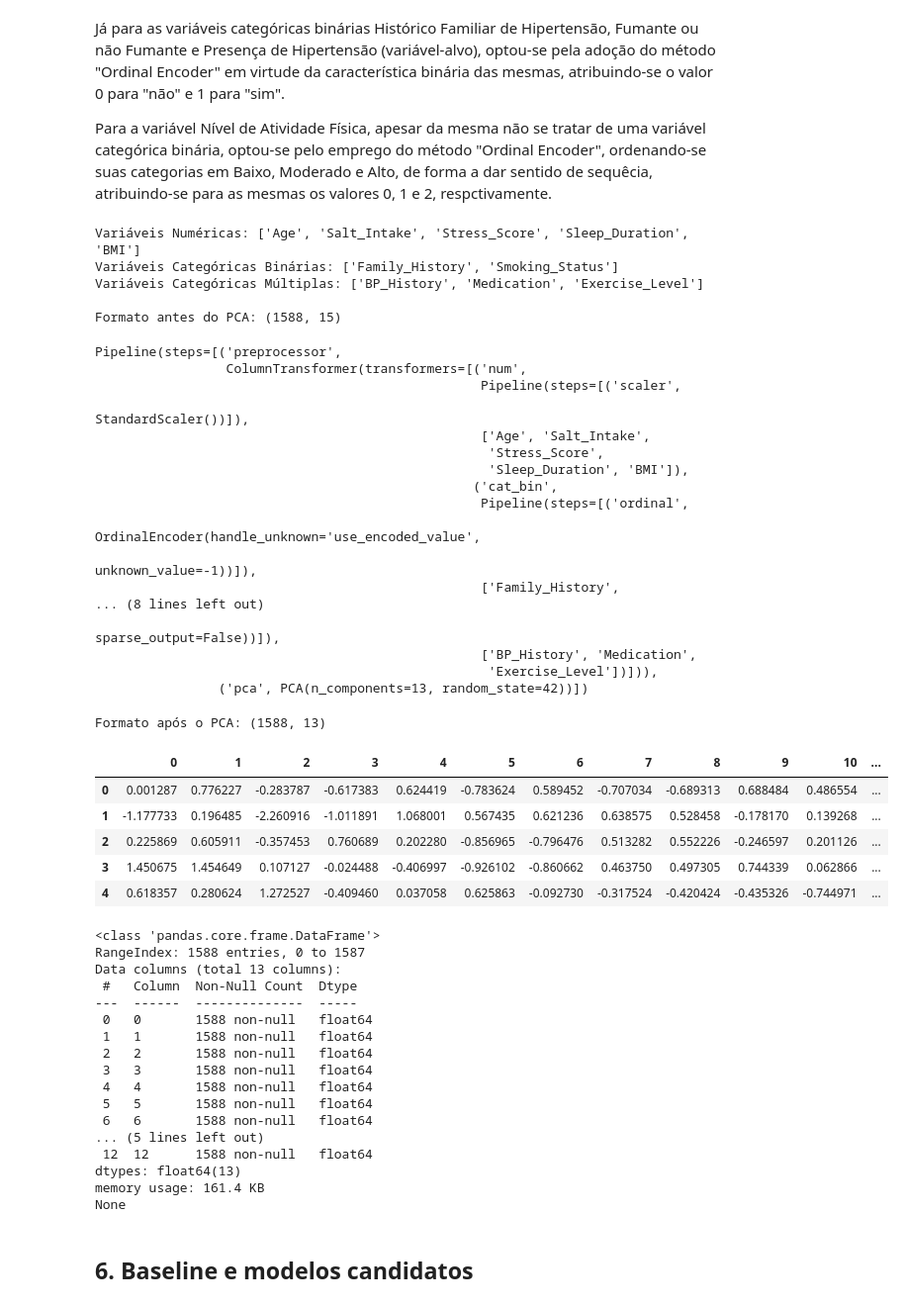
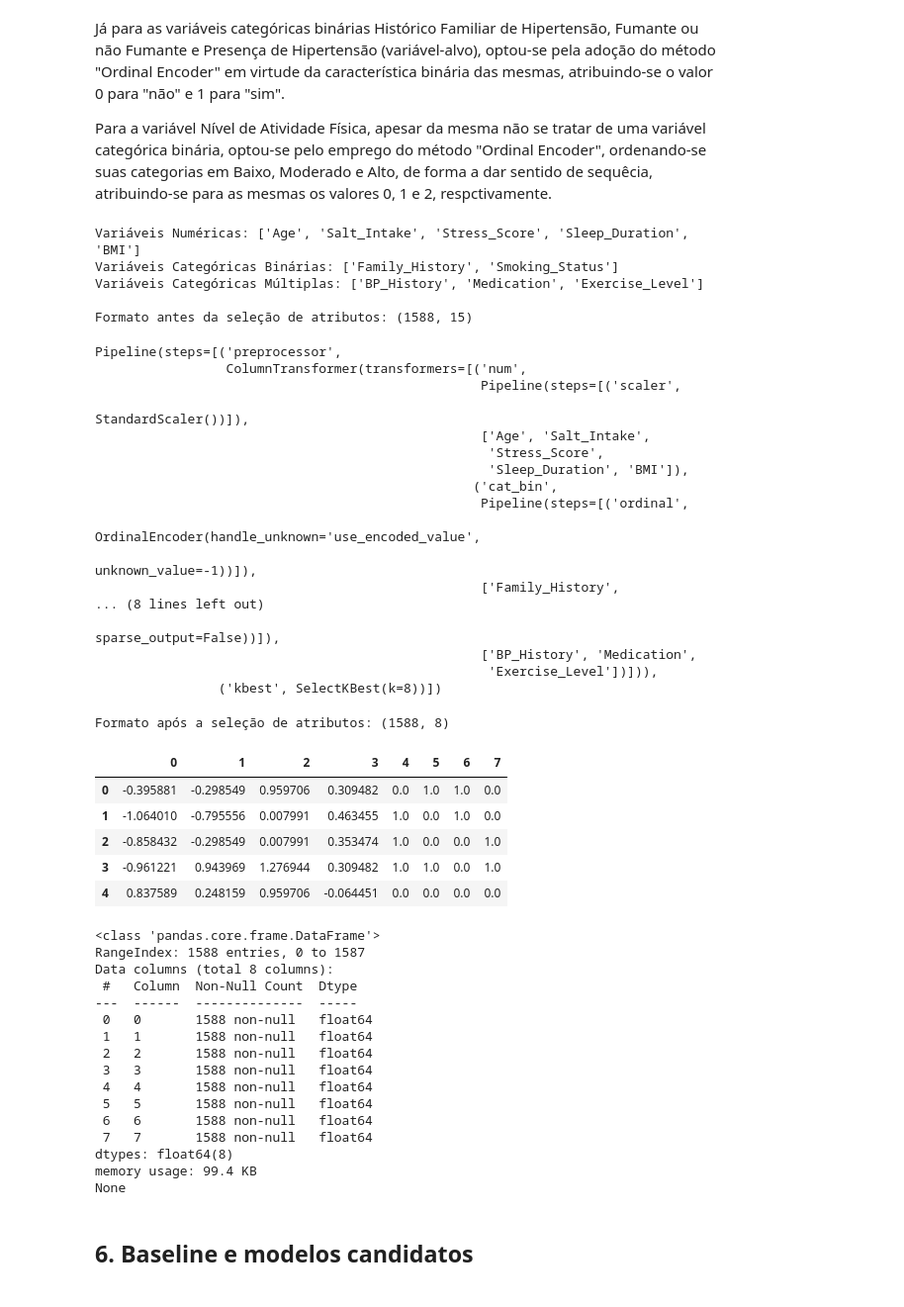
Before and after one commit to rogerioferreira/MVP-Machine_Learning-PUC-RIO, a Jupyter notebook: notebooks/hypertension_prediction.ipynb, the cells around one changed output. Shown at 99% size. Drawn from its saved outputs; the diff is of its cells as text; code cells hidden in the pictures.

```diff
--- a/notebooks/hypertension_prediction.ipynb
+++ b/notebooks/hypertension_prediction.ipynb
@@ -414,16 +416,19 @@ transformer = ColumnTransformer(
     ],
 )
 
+from sklearn.feature_selection import SelectKBest
+
 # pipeline completo de pré-processamento com PCA
 preprocess = Pipeline(
     steps=[
         ("preprocessor", transformer),
-        ("pca", PCA(n_components=13, random_state=SEED)),
-        # ('std', StandardScaler()),  # PCA pode alterar a escala dos dados
+        ("kbest", SelectKBest(k=8)),
     ]
 )
 
-print(f"\nFormato antes do PCA: {transformer.fit_transform(X_train).shape}")
+print(
+    f"\nFormato antes da seleção de atributos: {transformer.fit_transform(X_train).shape}"
+)
 
 preprocess
 # %% [output]
@@ -431,7 +436,7 @@ Variáveis Numéricas: ['Age', 'Salt_Intake', 'Stress_Score', 'Sleep_Duration',
 Variáveis Categóricas Binárias: ['Family_History', 'Smoking_Status']
 Variáveis Categóricas Múltiplas: ['BP_History', 'Medication', 'Exercise_Level']
 
-Formato antes do PCA: (1588, 15)
+Formato antes da seleção de atributos: (1588, 15)
 Pipeline(steps=[('preprocessor',
                  ColumnTransformer(transformers=[('num',
                                                   Pipeline(steps=[('scaler',
@@ -448,26 +453,24 @@ Pipeline(steps=[('preprocessor',
                                                                                  sparse_output=False))]),
                                                   ['BP_History', 'Medication',
                                                    'Exercise_Level'])])),
-                ('pca', PCA(n_components=13, random_state=42))])
+                ('kbest', SelectKBest(k=8))])
 # %%
-preprocess.fit(X_train)
+preprocess.fit(X_train, y_train)
 
-print(f"\nFormato após o PCA: {preprocess.transform(X_train).shape}")
-
+print(f"\nFormato após a seleção de atributos: {preprocess.transform(X_train).shape}")
 display(pd.DataFrame(preprocess.transform(X_train)).head(5))
-
 print(pd.DataFrame(preprocess.transform(X_train)).info())
 # %% [output]
-Formato após o PCA: (1588, 13)
+Formato após a seleção de atributos: (1588, 8)
-|  | 0 | 1 | 2 | 3 | 4 | 5 | 6 | 7 | 8 | 9 | 10 | ... |
-| 0 | 0.001287 | 0.776227 | -0.283787 | -0.617383 | 0.624419 | -0.783624 | 0.589452 | -0.707034 | -0.689313 | 0.688484 | 0.486554 | ... |
-| 1 | -1.177733 | 0.196485 | -2.260916 | -1.011891 | 1.068001 | 0.567435 | 0.621236 | 0.638575 | 0.528458 | -0.178170 | 0.139268 | ... |
-| 2 | 0.225869 | 0.605911 | -0.357453 | 0.760689 | 0.202280 | -0.856965 | -0.796476 | 0.513282 | 0.552226 | -0.246597 | 0.201126 | ... |
-| 3 | 1.450675 | 1.454649 | 0.107127 | -0.024488 | -0.406997 | -0.926102 | -0.860662 | 0.463750 | 0.497305 | 0.744339 | 0.062866 | ... |
-| 4 | 0.618357 | 0.280624 | 1.272527 | -0.409460 | 0.037058 | 0.625863 | -0.092730 | -0.317524 | -0.420424 | -0.435326 | -0.744971 | ... |
+|  | 0 | 1 | 2 | 3 | 4 | 5 | 6 | 7 |
+| 0 | -0.395881 | -0.298549 | 0.959706 | 0.309482 | 0.0 | 1.0 | 1.0 | 0.0 |
+| 1 | -1.064010 | -0.795556 | 0.007991 | 0.463455 | 1.0 | 0.0 | 1.0 | 0.0 |
+| 2 | -0.858432 | -0.298549 | 0.007991 | 0.353474 | 1.0 | 0.0 | 0.0 | 1.0 |
+| 3 | -0.961221 | 0.943969 | 1.276944 | 0.309482 | 1.0 | 1.0 | 0.0 | 1.0 |
+| 4 | 0.837589 | 0.248159 | 0.959706 | -0.064451 | 0.0 | 0.0 | 0.0 | 0.0 |
 <class 'pandas.core.frame.DataFrame'>
 RangeIndex: 1588 entries, 0 to 1587
-Data columns (total 13 columns):
+Data columns (total 8 columns):
  #   Column  Non-Null Count  Dtype
 ---  ------  --------------  -----
  0   0       1588 non-null   float64
@@ -477,10 +480,9 @@ Data columns (total 13 columns):
  4   4       1588 non-null   float64
  5   5       1588 non-null   float64
  6   6       1588 non-null   float64
-... (5 lines left out)
- 12  12      1588 non-null   float64
-dtypes: float64(13)
-memory usage: 161.4 KB
+ 7   7       1588 non-null   float64
+dtypes: float64(8)
+memory usage: 99.4 KB
 None
 # %% [markdown]
 ## 6. Baseline e modelos candidatos
```
Also changed, not shown: parts of 8 cells of this notebook, 1 other file.
